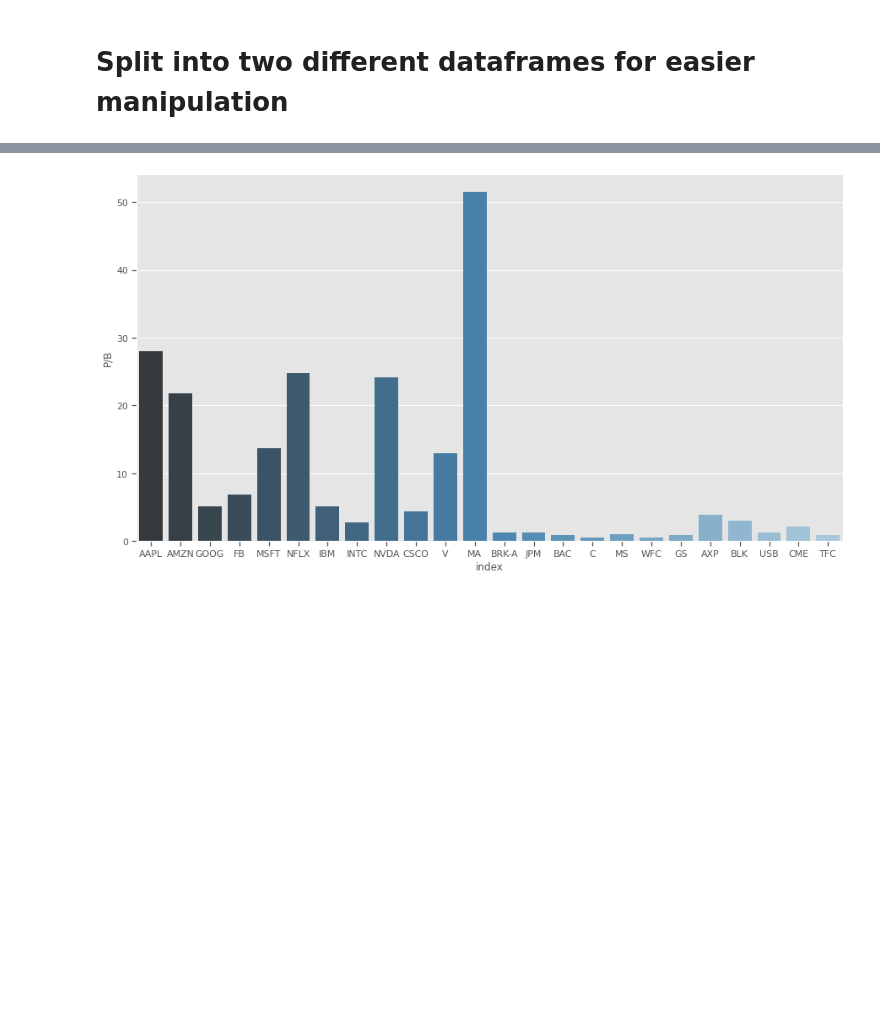
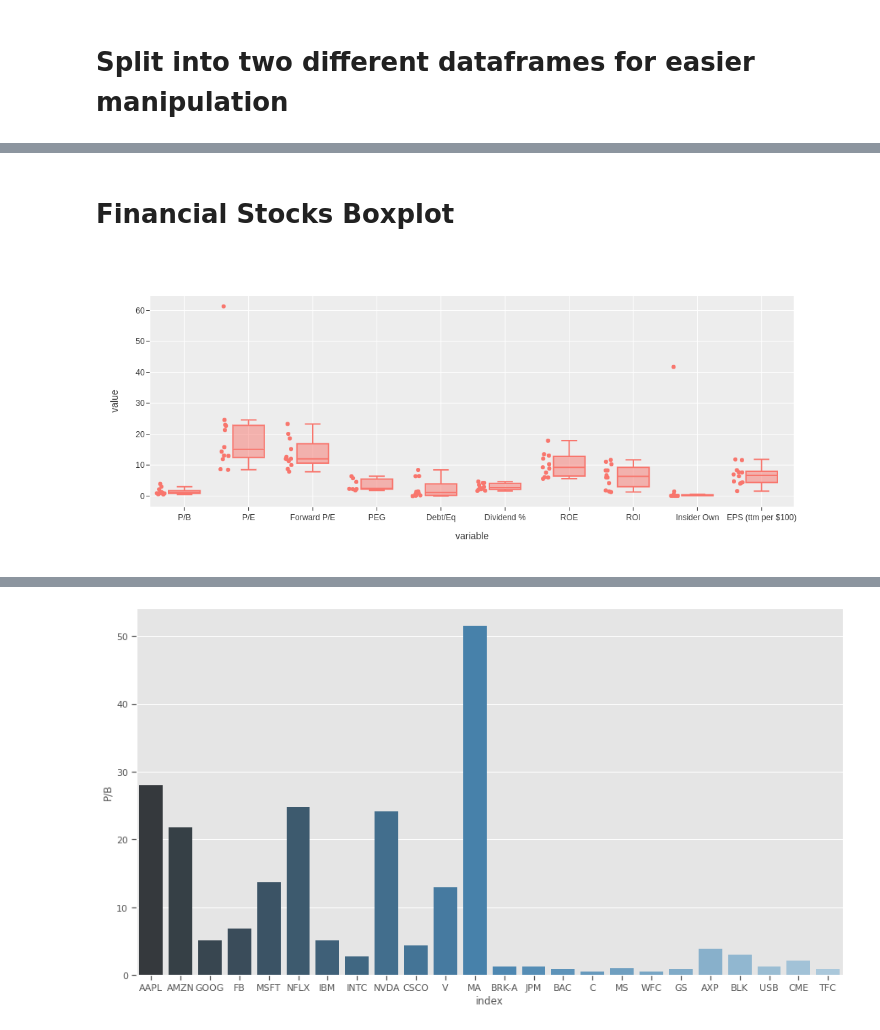
Before and after one commit to gabrielziegler3/Finance-EDA, a Jupyter notebook: financial-eda.ipynb, the cells around one changed output, grey strips where cells are left out. Drawn from its saved outputs; the diff is of its cells as text; code cells hidden in the pictures; blank space fills up the shorter version.

```diff
--- a/financial-eda.ipynb
+++ b/financial-eda.ipynb
@@ -166,0 +208,6 @@ tech_df = df[df.index.isin(tech_stocks)]
+# %% [markdown]
+# Financial Stocks Boxplot
+# %%
+px.box(fin_df, points='all')
+# %% [output]
+[figure, added]
```
Also changed, not shown: parts of 19 cells of this notebook.
